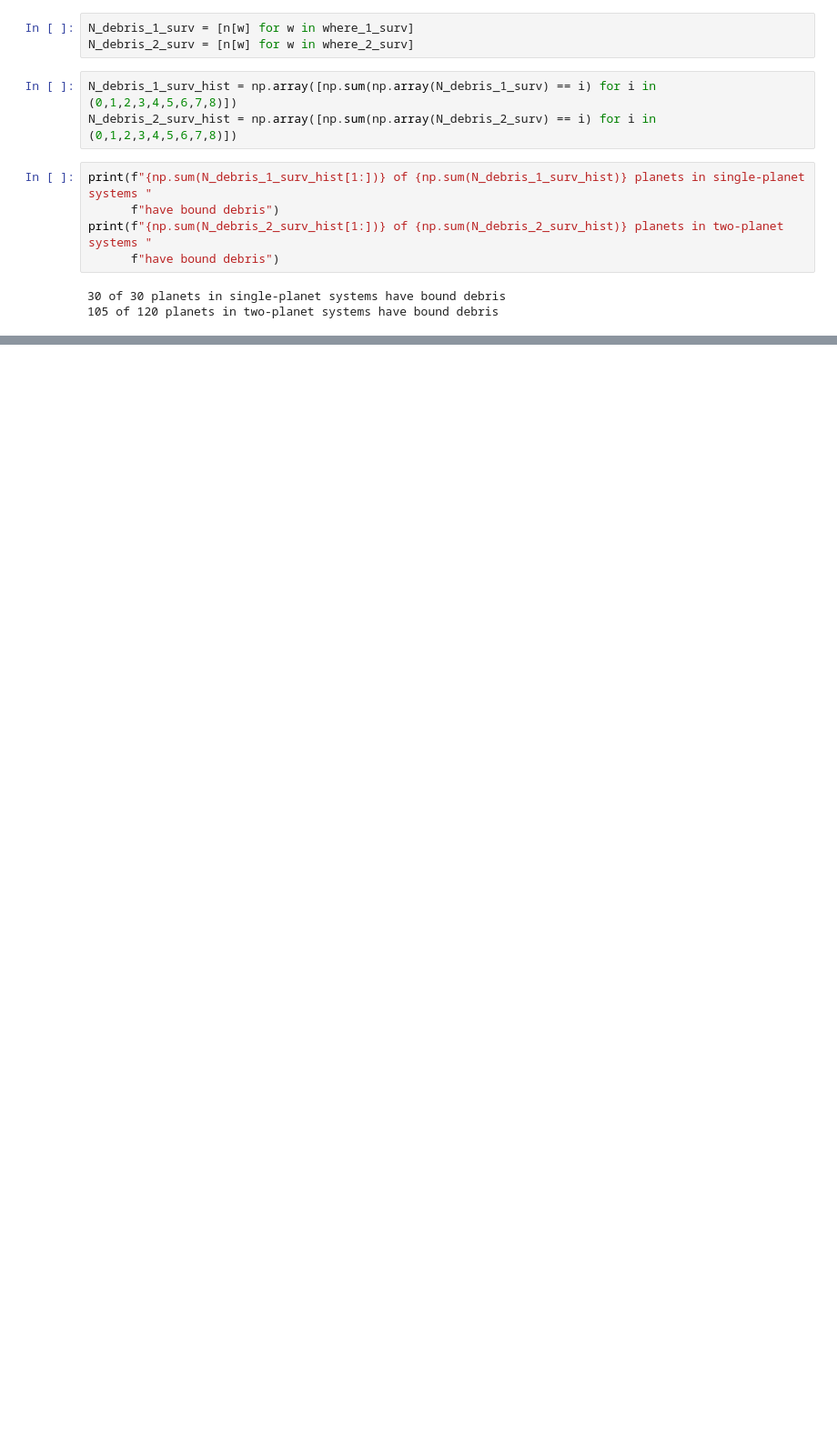
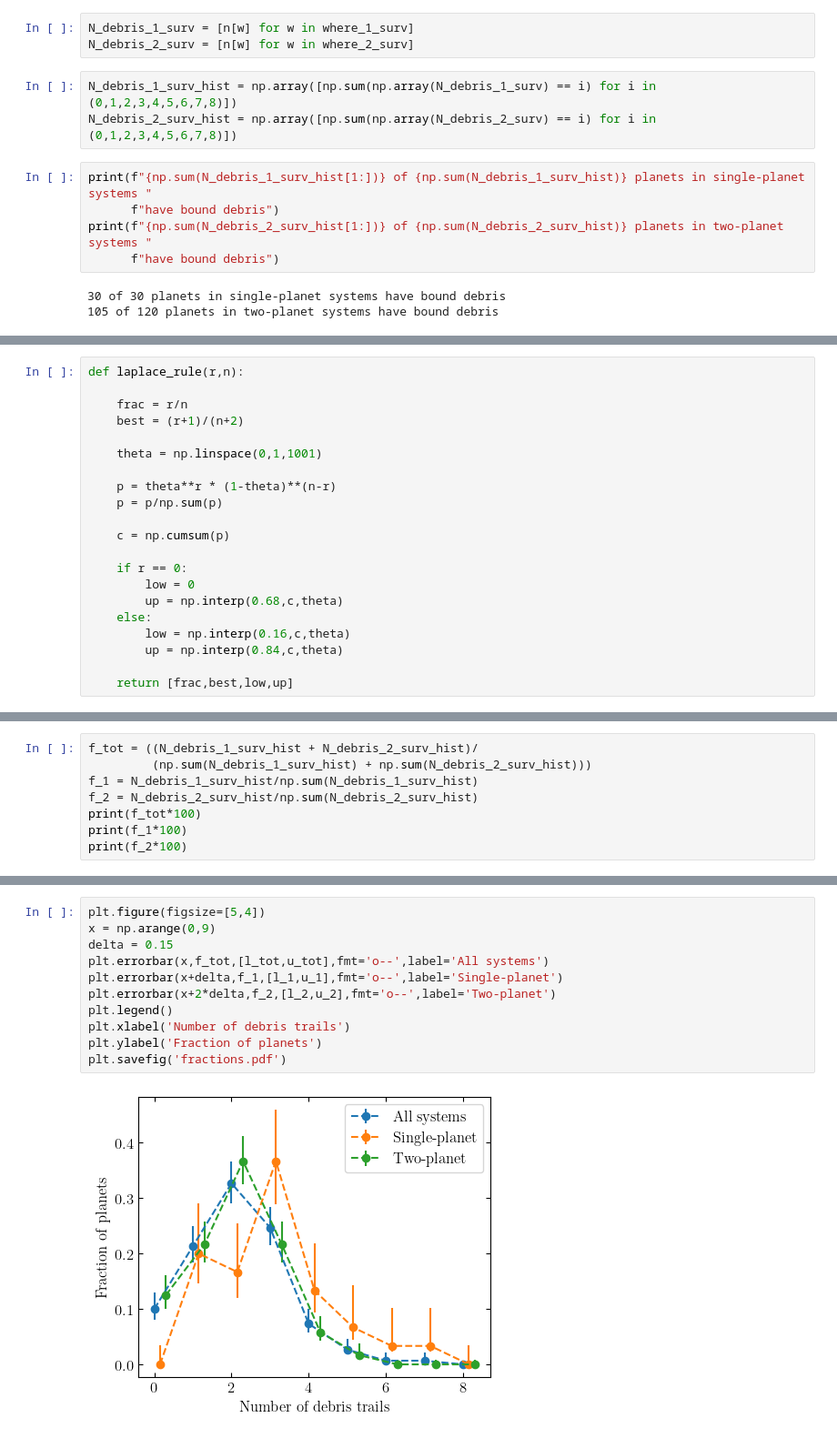
Before and after one commit to AJMustill/moons, a Jupyter notebook: moon_sims.ipynb, the cells around one changed output, grey strips where cells are left out. Shown at 91% size. Cells and saved outputs as stored; diff of their text form; blank space fills up the shorter version.

```diff
--- a/moon_sims.ipynb
+++ b/moon_sims.ipynb
@@ -134,0 +138,21 @@ print(N_debris_2_surv_hist)
+# %%
+def laplace_rule(r,n):
+
+    frac = r/n
+    best = (r+1)/(n+2)
+
+    theta = np.linspace(0,1,1001)
+
+    p = theta**r * (1-theta)**(n-r)
+    p = p/np.sum(p)
+
+    c = np.cumsum(p)
+
+    if r == 0:
+        low = 0
+        up = np.interp(0.68,c,theta)
+    else:
+        low = np.interp(0.16,c,theta)
+        up = np.interp(0.84,c,theta)
+
+    return [frac,best,low,up]
@@ -134,0 +188,8 @@ print(N_debris_2_surv_hist)
+# %%
+f_tot = ((N_debris_1_surv_hist + N_debris_2_surv_hist)/
+         (np.sum(N_debris_1_surv_hist) + np.sum(N_debris_2_surv_hist)))
+f_1 = N_debris_1_surv_hist/np.sum(N_debris_1_surv_hist)
+f_2 = N_debris_2_surv_hist/np.sum(N_debris_2_surv_hist)
+print(f_tot*100)
+print(f_1*100)
+print(f_2*100)
@@ -134,0 +208,13 @@ print(N_debris_2_surv_hist)
+# %%
+plt.figure(figsize=[5,4])
+x = np.arange(0,9)
+delta = 0.15
+plt.errorbar(x,f_tot,[l_tot,u_tot],fmt='o--',label='All systems')
+plt.errorbar(x+delta,f_1,[l_1,u_1],fmt='o--',label='Single-planet')
+plt.errorbar(x+2*delta,f_2,[l_2,u_2],fmt='o--',label='Two-planet')
+plt.legend()
+plt.xlabel('Number of debris trails')
+plt.ylabel('Fraction of planets')
+plt.savefig('fractions.pdf')
+# %% [output]
+[figure, added]
```
Also changed, not shown: parts of 16 cells of this notebook, 3 other files.
